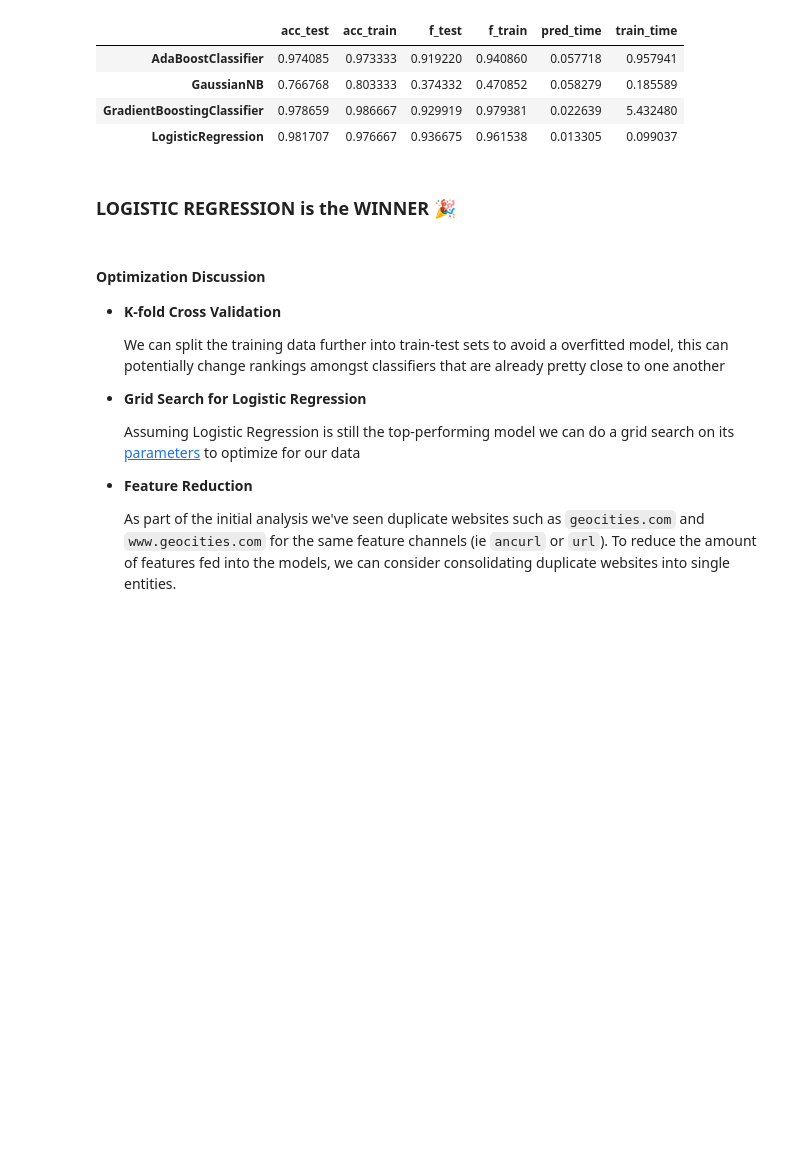
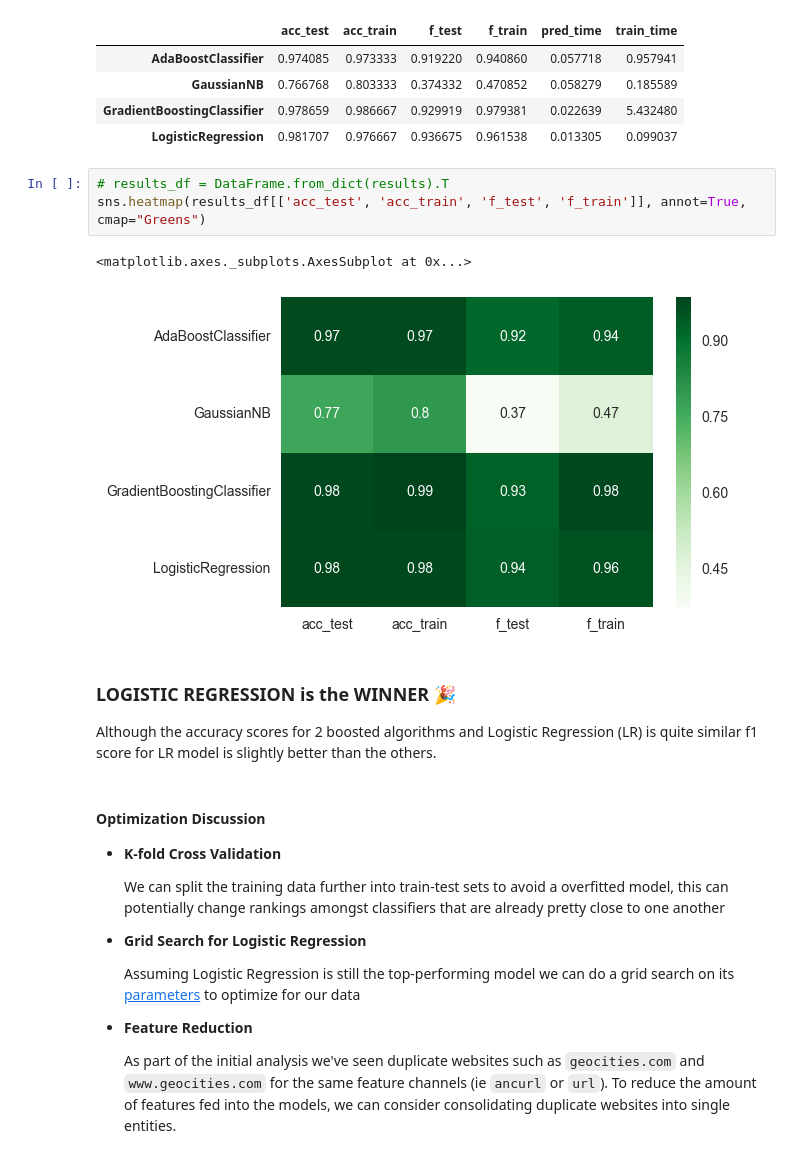
Before and after one commit to karsiyakalilar/is_it_an_ad, a Jupyter notebook: is it an ad?.ipynb, the cells around one changed output. Cells and saved outputs as stored; diff of their text form; blank space fills up the shorter version.

```diff
--- a/is it an ad?.ipynb
+++ b/is it an ad?.ipynb
@@ -255,8 +256,16 @@ display(DataFrame.from_dict(results).T)
 | GaussianNB | 0.766768 | 0.803333 | 0.374332 | 0.470852 | 0.058279 | 0.185589 |
 | GradientBoostingClassifier | 0.978659 | 0.986667 | 0.929919 | 0.979381 | 0.022639 | 5.432480 |
 | LogisticRegression | 0.981707 | 0.976667 | 0.936675 | 0.961538 | 0.013305 | 0.099037 |
-# %% [markdown]
-### LOGISTIC REGRESSION is the WINNER 🎉
+# %%
+# results_df = DataFrame.from_dict(results).T
+sns.heatmap(results_df[['acc_test', 'acc_train', 'f_test', 'f_train']], annot=True, cmap="Greens")
+# %% [output]
+<matplotlib.axes._subplots.AxesSubplot at 0x...>
+[figure, added]
+# %% [markdown]
+### LOGISTIC REGRESSION is the WINNER 🎉
+
+Although the accuracy scores for 2 boosted algorithms and Logistic Regression (LR) is quite similar f1 score for LR model is slightly better than the others.
 # %% [markdown]
 #### Optimization Discussion
 
```
Also changed, not shown: parts of 6 cells of this notebook.
